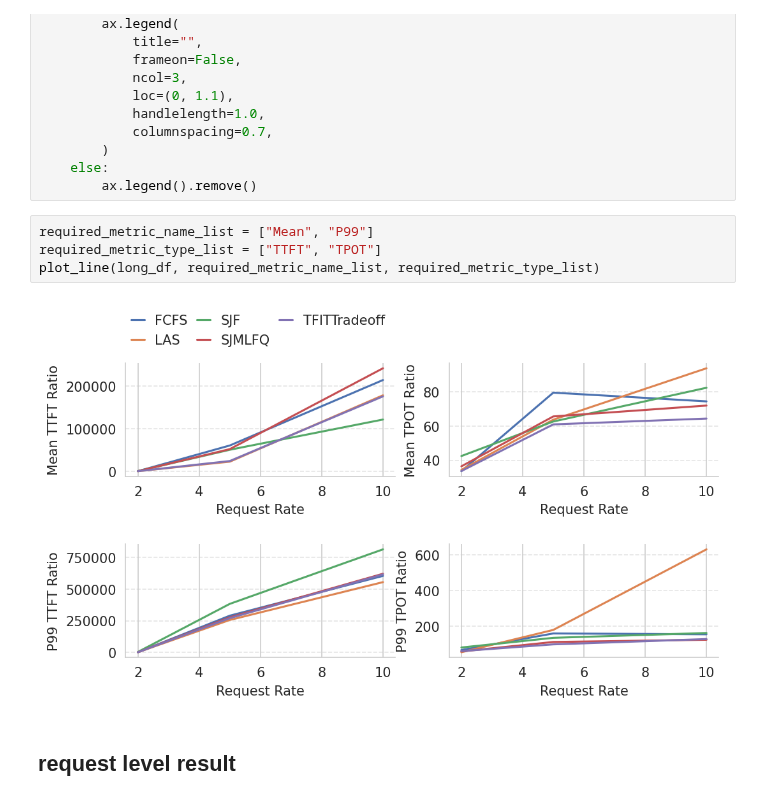
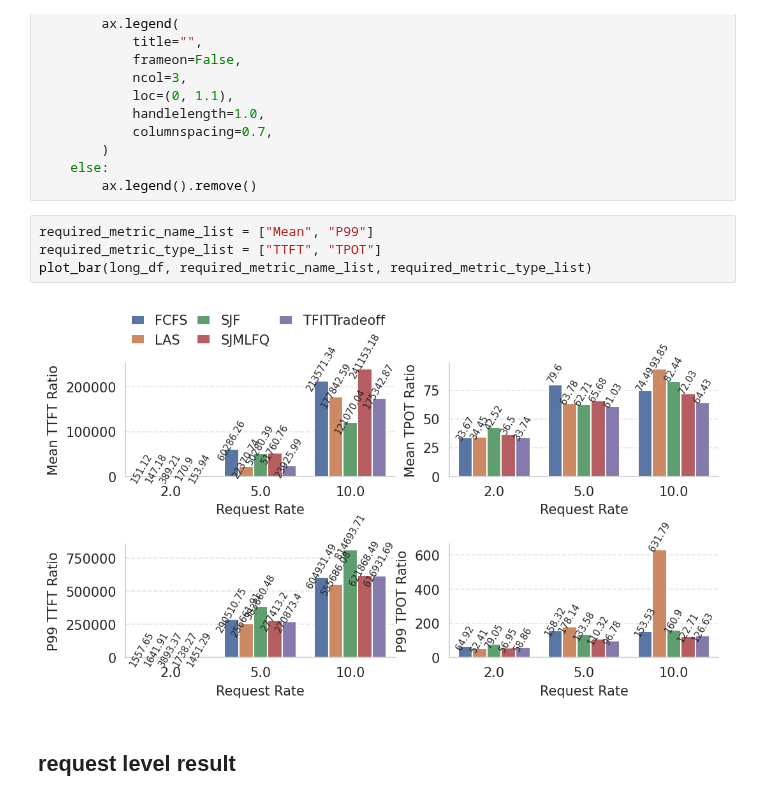
Before and after one commit to chengzhi-lu/vllm, a Jupyter notebook: benchmarks/result/analysis/result_analysis.ipynb, the cells around one changed output. Cells and saved outputs as stored; diff of their text form.

```diff
--- a/benchmarks/result/analysis/result_analysis.ipynb
+++ b/benchmarks/result/analysis/result_analysis.ipynb
@@ -472,9 +472,9 @@ def plot_single_bar(ax, data, metric_name, metric_type, show_legend):
 # %%
 required_metric_name_list = ["Mean", "P99"]
 required_metric_type_list = ["TTFT", "TPOT"]
-plot_line(long_df, required_metric_name_list, required_metric_type_list)
+plot_bar(long_df, required_metric_name_list, required_metric_type_list)
 # %% [output]
-[figure, old version]
+[figure, new version]
 # %% [markdown]
 ## request level result
 # %%
```
Also changed, not shown: parts of 3 cells of this notebook, 5 other files.
